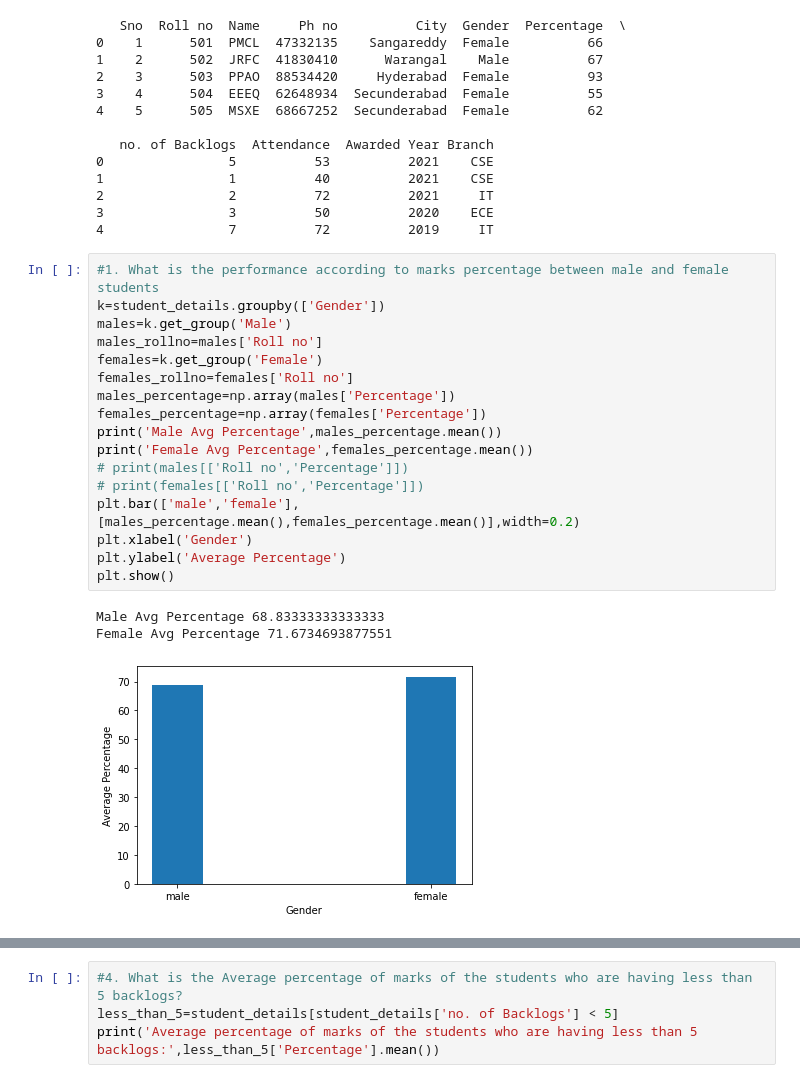
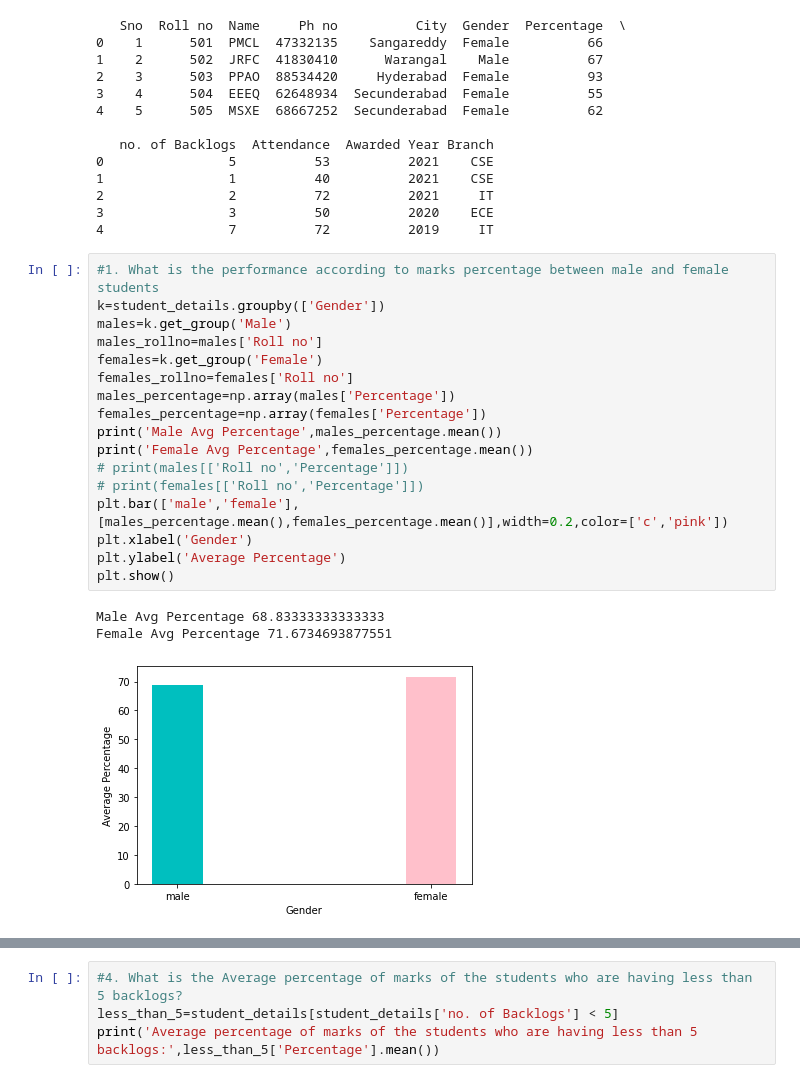
Before and after one commit to Jelsingeprajwal/data-visualisation-assignment, a Jupyter notebook: DV_assignment.ipynb, the cells around one changed output, grey strips where cells are left out. Cells and saved outputs as stored; diff of their text form.

```diff
--- a/DV_assignment.ipynb
+++ b/DV_assignment.ipynb
@@ -22,24 +22,24 @@ print(student_details.head())
 # %%
 #1. What is the performance according to marks percentage between male and female students
 k=student_details.groupby(['Gender'])
 males=k.get_group('Male')
 males_rollno=males['Roll no']
 females=k.get_group('Female')
 females_rollno=females['Roll no']
 males_percentage=np.array(males['Percentage'])
 females_percentage=np.array(females['Percentage'])
 print('Male Avg Percentage',males_percentage.mean())
 print('Female Avg Percentage',females_percentage.mean())
 # print(males[['Roll no','Percentage']])
 # print(females[['Roll no','Percentage']])
-plt.bar(['male','female'],[males_percentage.mean(),females_percentage.mean()],width=0.2)
+plt.bar(['male','female'],[males_percentage.mean(),females_percentage.mean()],width=0.2,color=['c','pink'])
 plt.xlabel('Gender')
 plt.ylabel('Average Percentage')
 plt.show()
 # %% [output]
 Male Avg Percentage 68.83333333333333
 Female Avg Percentage 71.6734693877551
-[figure, old version]
+[figure, new version]
 # %%
 #2. What are the marks percentages of the students city wise?
 len(student_details['City'].drop_duplicates())
```
Also changed, not shown: parts of 4 cells of this notebook, 1 other file.
